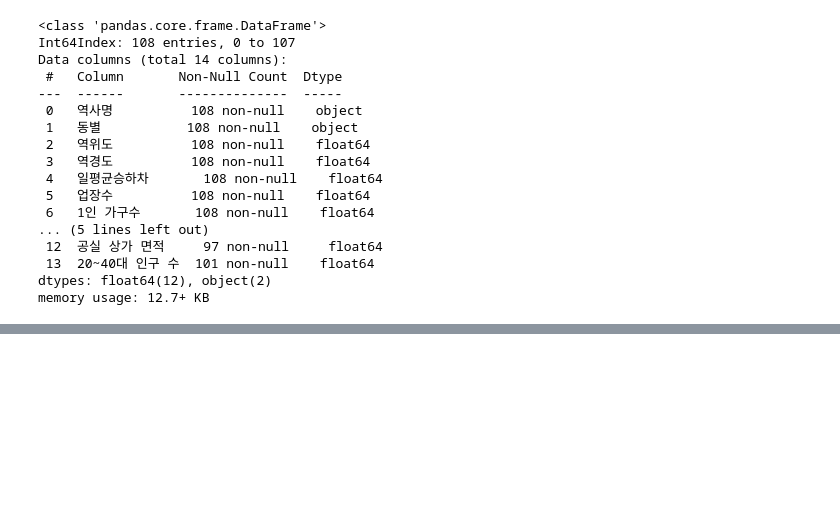
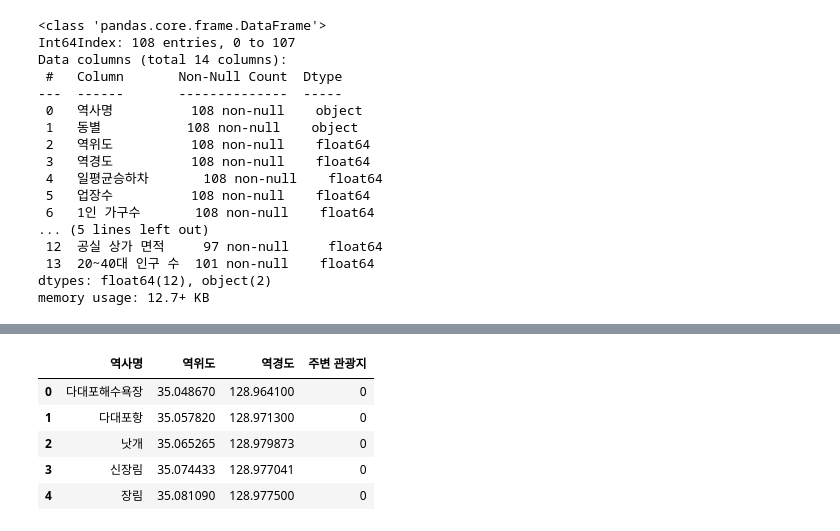
Before and after one commit to Busan-Bigdata-analysis/storage, a Jupyter notebook: handlingData/dataJoin.ipynb, the cells around one changed output, grey strips where cells are left out. Saved outputs shown, nothing was run; the diff lists cells and outputs as text; code cells hidden in the pictures; blank space fills up the shorter version.

```diff
--- a/handlingData/dataJoin.ipynb
+++ b/handlingData/dataJoin.ipynb
@@ -697,0 +717,11 @@ compare_total_data.to_csv('../data/total_data/통합_사용_데이터_추가수
+# %%
+sub_area = pd.read_csv('../data/total_data/통합_사용_데이터_추가수정_handling.csv',encoding='cp949',index_col=0)[['역사명','역위도','역경도']]
+sub_area['주변 관광지'] = 0
+sub_area.head()
+# %% [output]
+|  | 역사명 | 역위도 | 역경도 | 주변 관광지 |
+| 0 | 다대포해수욕장 | 35.048670 | 128.964100 | 0 |
+| 1 | 다대포항 | 35.057820 | 128.971300 | 0 |
+| 2 | 낫개 | 35.065265 | 128.979873 | 0 |
+| 3 | 신장림 | 35.074433 | 128.977041 | 0 |
+| 4 | 장림 | 35.081090 | 128.977500 | 0 |
```
Also changed, not shown: parts of 9 cells of this notebook.
